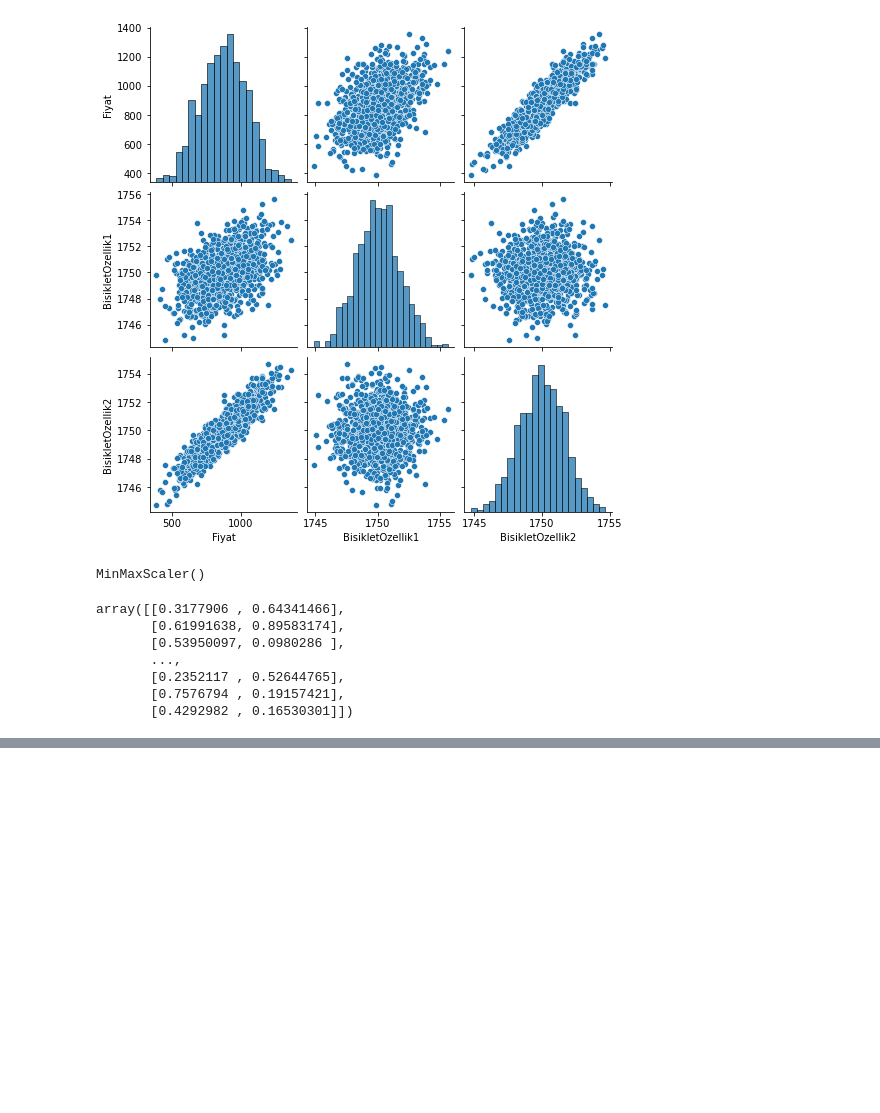
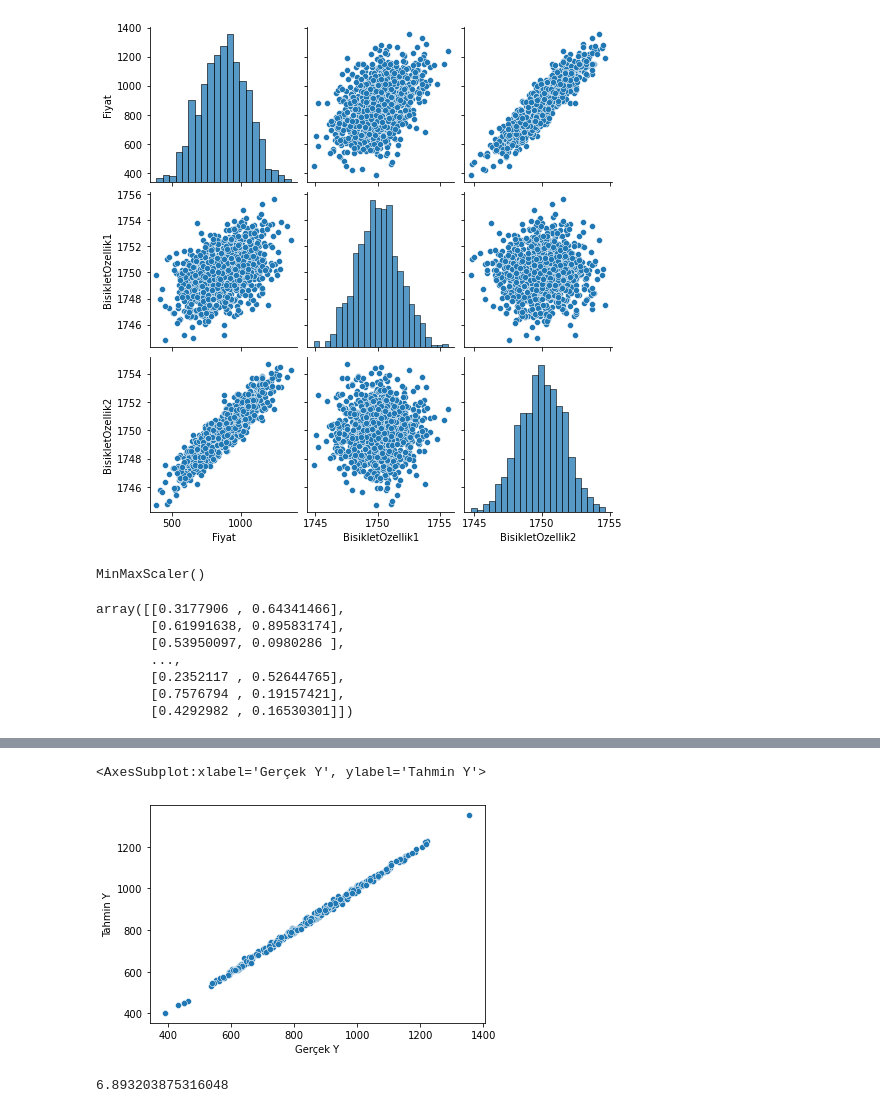
Before and after one commit to marp0si/data_science, a Jupyter notebook: tensorflow/tensorflow_1.ipynb, the cells around one changed output, grey strips where cells are left out. Saved outputs shown, nothing was run; the diff lists cells and outputs as text; code cells hidden in the pictures; blank space fills up the shorter version.

```diff
--- a/tensorflow/tensorflow_1.ipynb
+++ b/tensorflow/tensorflow_1.ipynb
@@ -103,0 +101,6 @@ model.evaluate(x_test,y_test,verbose=0)#27120.703125
+# %%
+testTahmini=model.predict(x_test)
+testTahmini
+tahmindf=pd.DataFrame(y_test,columns=["gerçek fiyat"])
+tahmindf
+#testTahminlerini series liste çevir (şu an numpy list)
@@ -103,0 +121,3 @@ model.evaluate(x_test,y_test,verbose=0)#27120.703125
+# %%
+TestTahmini=pd.Series(testTahmini.reshape(330,))
+TestTahmini
@@ -103,0 +137,4 @@ model.evaluate(x_test,y_test,verbose=0)#27120.703125
+# %%
+tahmindf = pd.concat([tahmindf,TestTahmini],axis=1)
+tahmindf.columns = ["Gerçek Y", "Tahmin Y"]
+tahmindf
@@ -103,0 +155,5 @@ model.evaluate(x_test,y_test,verbose=0)#27120.703125
+# %%
+sbn.scatterplot(x="Gerçek Y",y="Tahmin Y",data=tahmindf)
+# %% [output]
+<AxesSubplot:xlabel='Gerçek Y', ylabel='Tahmin Y'>
+[figure, added]
@@ -103,0 +162,5 @@ model.evaluate(x_test,y_test,verbose=0)#27120.703125
+# %%
+mean_absolute_error(tahmindf["Gerçek Y"],tahmindf["Tahmin Y"])#7.553288785748104
+#mean_squared_error(tahmindf["Gerçek Y"],tahmindf["Tahmin Y"])#88.155700085598
+# %% [output]
+6.893203875316048
```
Also changed, not shown: parts of 10 cells of this notebook.
